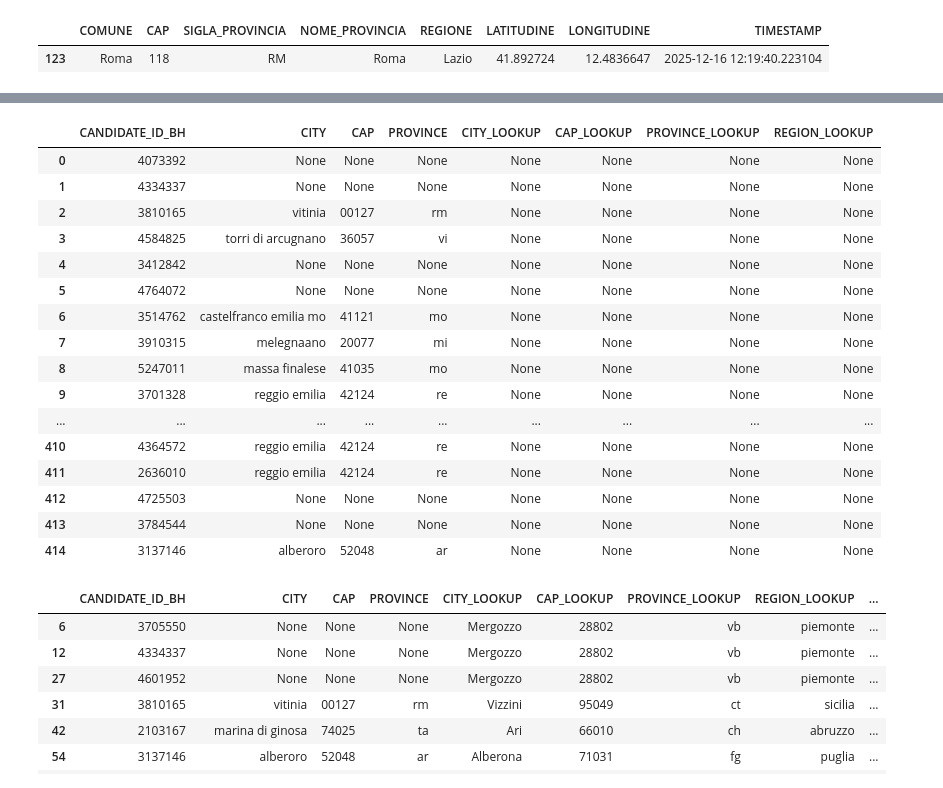
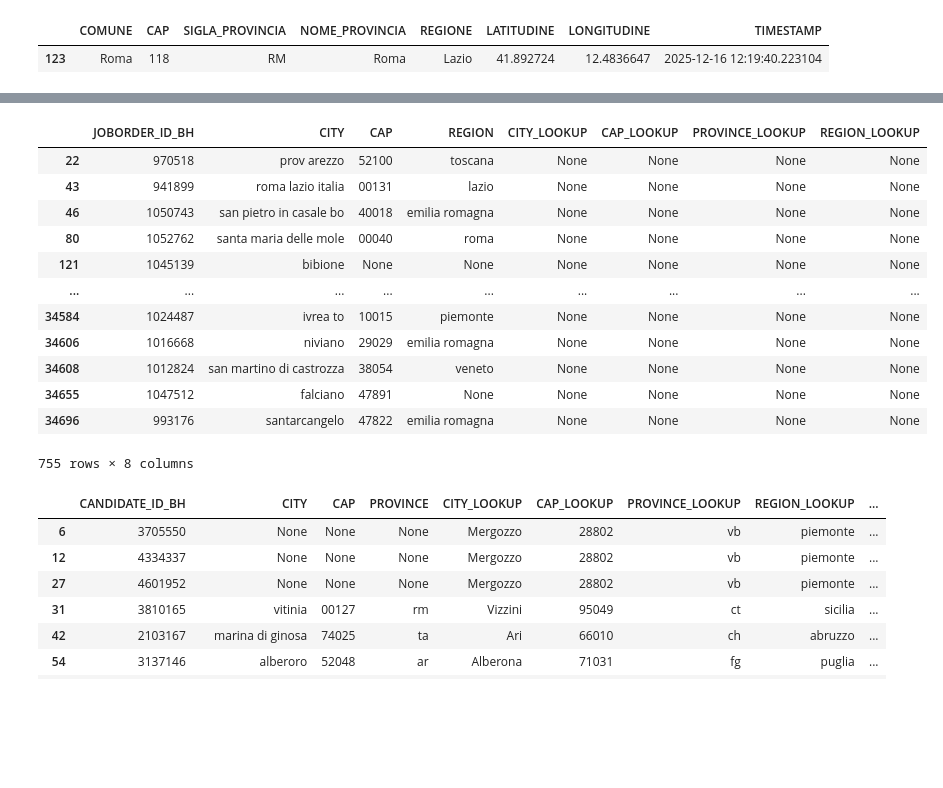
Before and after one commit to AntonioMariaFiscarelli/On-Bench-Candidates-to-Jobs-Auto-Match, a Jupyter notebook: notebooks/eda_onbench.ipynb, the cells around one changed output, grey strips where cells are left out. Cells and saved outputs as stored; diff of their text form; code cells hidden in the pictures; blank space fills up the shorter version.

```diff
--- a/notebooks/eda_onbench.ipynb
+++ b/notebooks/eda_onbench.ipynb
@@ -640,6 +608,6 @@ df_gj = session.sql(f"""select c.candidate_id_bh, c.city, c.cap, c.province, c.c
                      from it_discovery.ita_exp_onbench.MPG_IT_ONBENCH_TEST_CANDIDATE_CLEANED_GEO c
                  """).to_pandas()
 # %%
-df_gj = session.sql(f"""select c.candidate_id_bh, c.city, c.cap, c.region, c.city_lookup, c.cap_lookup, c.province_lookup, c.region_lookup
+df_gj = session.sql(f"""select c.joborder_id_bh, c.city, c.cap, c.region, c.city_lookup, c.cap_lookup, c.province_lookup, c.region_lookup
                      from it_discovery.ita_exp_onbench.MPG_IT_ONBENCH_TEST_JOBORDER_CLEANED_GEO c
                  """).to_pandas()
@@ -662,24 +614,20 @@ df_gj[10:100]
 # %%
-df_gj[df_gj["CITY_LOOKUP"].isna() & ~df_gj["CAP"].isna()]
 df_gj[df_gj["CITY_LOOKUP"].isna()]
+df_gj[df_gj["CITY_LOOKUP"].isna() & ~df_gj["CITY"].isna()]
 # %% [output]
-|  | CANDIDATE_ID_BH | CITY | CAP | PROVINCE | CITY_LOOKUP | CAP_LOOKUP | PROVINCE_LOOKUP | REGION_LOOKUP |
-| 0 | 4073392 | None | None | None | None | None | None | None |
-| 1 | 4334337 | None | None | None | None | None | None | None |
-| 2 | 3810165 | vitinia | 00127 | rm | None | None | None | None |
-| 3 | 4584825 | torri di arcugnano | 36057 | vi | None | None | None | None |
-| 4 | 3412842 | None | None | None | None | None | None | None |
-| 5 | 4764072 | None | None | None | None | None | None | None |
-| 6 | 3514762 | castelfranco emilia mo | 41121 | mo | None | None | None | None |
-| 7 | 3910315 | melegnaano | 20077 | mi | None | None | None | None |
-| 8 | 5247011 | massa finalese | 41035 | mo | None | None | None | None |
-| 9 | 3701328 | reggio emilia | 42124 | re | None | None | None | None |
+|  | JOBORDER_ID_BH | CITY | CAP | REGION | CITY_LOOKUP | CAP_LOOKUP | PROVINCE_LOOKUP | REGION_LOOKUP |
+| 22 | 970518 | prov arezzo | 52100 | toscana | None | None | None | None |
+| 43 | 941899 | roma lazio italia | 00131 | lazio | None | None | None | None |
+| 46 | 1050743 | san pietro in casale bo | 40018 | emilia romagna | None | None | None | None |
+| 80 | 1052762 | santa maria delle mole | 00040 | roma | None | None | None | None |
+| 121 | 1045139 | bibione | None | None | None | None | None | None |
 | ... | ... | ... | ... | ... | ... | ... | ... | ... |
-| 410 | 4364572 | reggio emilia | 42124 | re | None | None | None | None |
-| 411 | 2636010 | reggio emilia | 42124 | re | None | None | None | None |
-| 412 | 4725503 | None | None | None | None | None | None | None |
-| 413 | 3784544 | None | None | None | None | None | None | None |
-| 414 | 3137146 | alberoro | 52048 | ar | None | None | None | None |
+| 34584 | 1024487 | ivrea to | 10015 | piemonte | None | None | None | None |
+| 34606 | 1016668 | niviano | 29029 | emilia romagna | None | None | None | None |
+| 34608 | 1012824 | san martino di castrozza | 38054 | veneto | None | None | None | None |
+| 34655 | 1047512 | falciano | 47891 | None | None | None | None | None |
+| 34696 | 993176 | santarcangelo | 47822 | emilia romagna | None | None | None | None |
+755 rows × 8 columns
 # %%
 df_gj[df_gj["EXACT_MATCH"] == 0]
 # %% [output]
```
Also changed, not shown: parts of 17 cells of this notebook, 11 other files.
